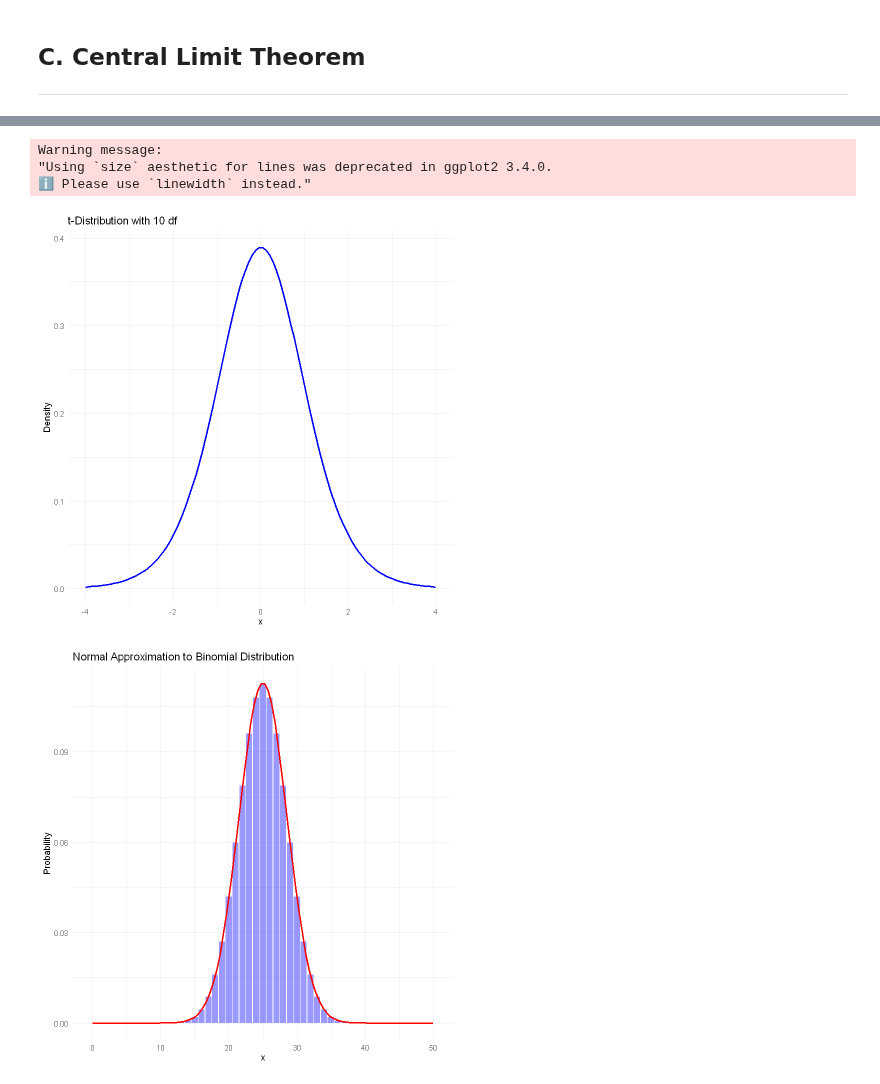
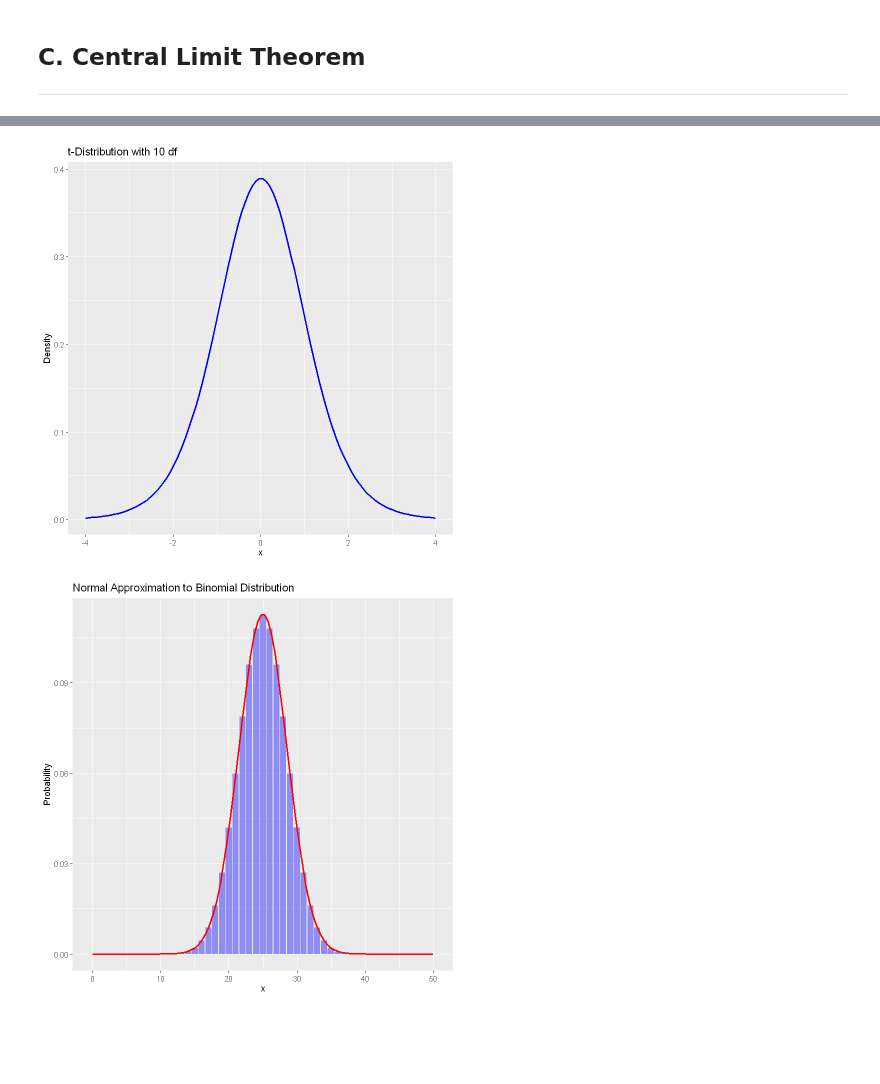
Before and after one commit to ansyaku/Statistika3_UGM_ipynb, a Jupyter notebook: Tugas Pertemuan 6 Statistika.ipynb, the cells around one changed output, grey strips where cells are left out. Saved outputs shown, nothing was run; the diff lists cells and outputs as text; code cells hidden in the pictures; blank space fills up the shorter version.

```diff
--- a/Tugas Pertemuan 6 Statistika.ipynb
+++ b/Tugas Pertemuan 6 Statistika.ipynb
@@ -81,24 +83,21 @@ plot(x, y, type = "l", col = "blue", lwd = 2,
 # %%
 library(ggplot2)
 
 # Define degrees of freedom
 df <- 10
 
 # Create data frame
 x_vals <- seq(-4, 4, length = 100)
 data <- data.frame(x = x_vals, y = dt(x_vals, df))
 
-# Plot using ggplot2
+# Plot the t-distribution
+
 ggplot(data, aes(x = x, y = y)) +
   geom_line(color = "blue", size = 1) +
   ggtitle(paste("t-Distribution with", df, "df")) +
-  xlab("x") + ylab("Density") +
-  theme_minimal()
+  xlab("x") + ylab("Density")
 # %% [output]
-Warning message:
-"Using `size` aesthetic for lines was deprecated in ggplot2 3.4.0.
-ℹ Please use `linewidth` instead."
-[figure, old version]
+[figure, new version]
 # %%
 # Load necessary library
 library(ggplot2)
@@ -122,16 +121,17 @@ normal_curve <- dnorm(x_norm, mean = mu, sd = sigma)
 
 # Create data frame for normal approximation
 norm_data <- data.frame(x = x_norm, y = normal_curve)
+options(repr.plot.width=20, repr.plot.height=8) # this is just to make the plots wider (extend to the end of laptop display)
 
 # Plot binomial distribution as bars and normal approximation as a line
+par(bg = "#143D60")
 ggplot() +
   geom_bar(data = binom_data, aes(x = x, y = y), stat = "identity", fill = "blue", alpha = 0.4) +
   geom_line(data = norm_data, aes(x = x, y = y), color = "red", size = 1) +
   ggtitle("Normal Approximation to Binomial Distribution") +
-  xlab("x") + ylab("Probability") +
-  theme_minimal()
+  xlab("x") + ylab("Probability")
 # %% [output]
-[figure, old version]
+[figure, new version]
 # %%
 # Generate a vector of 100 values between -6 and 6
 x <- seq(-6, 6, length = 100)
```
Also changed, not shown: parts of 4 cells of this notebook, 1 other file.
